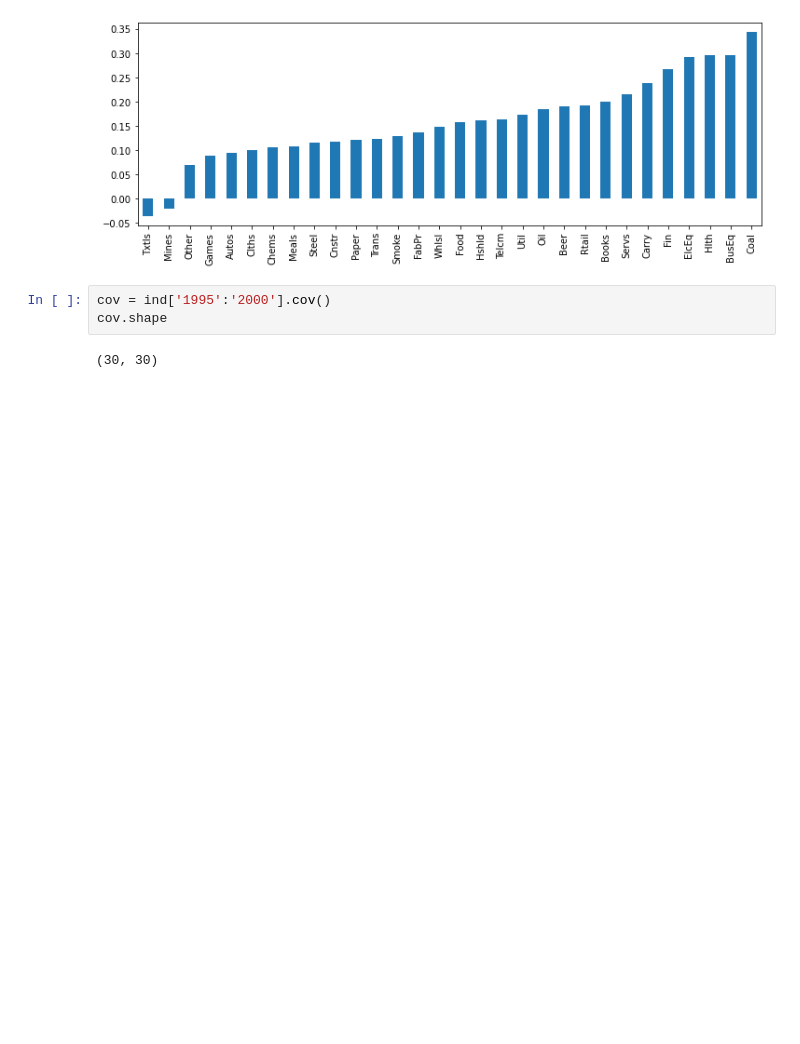
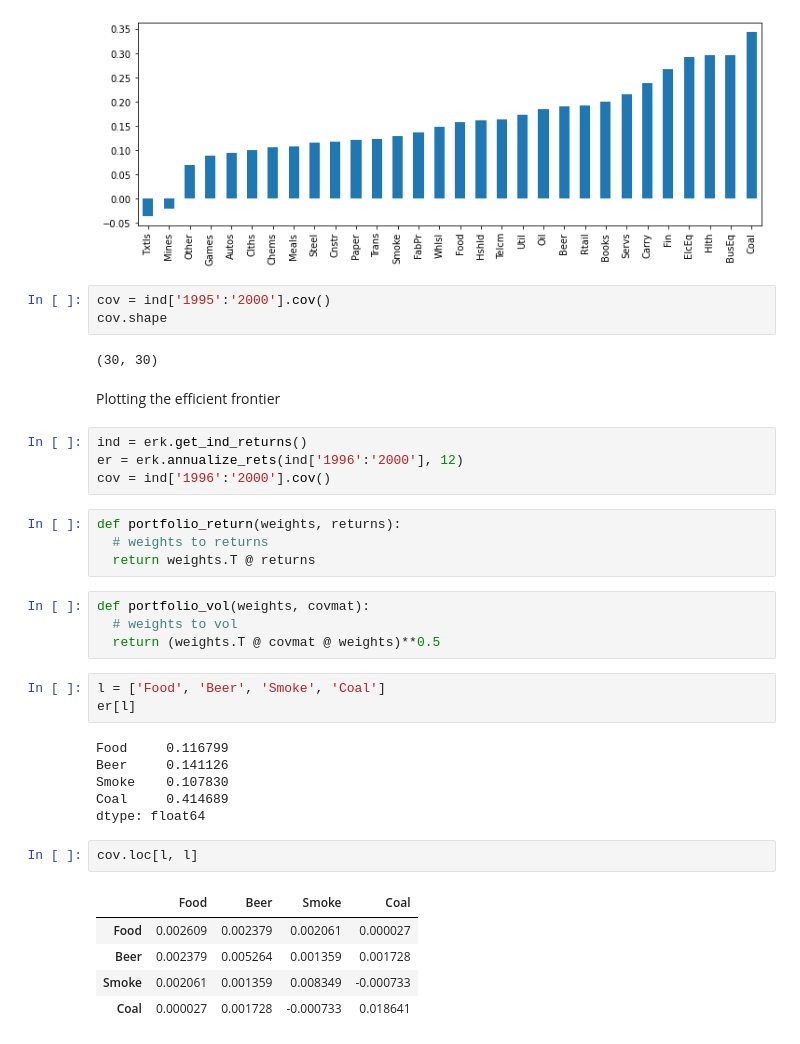
Before and after one commit to jade-lam/Coursera-EDHEC_InvMgt, a Jupyter notebook: EDHEC - Wk 2 - Intro to Portfolio Construction with Python.ipynb, the cells around one changed output. Saved outputs shown, nothing was run; the diff lists cells and outputs as text; blank space fills up the shorter version.

```diff
--- a/EDHEC - Wk 2 - Intro to Portfolio Construction with Python.ipynb
+++ b/EDHEC - Wk 2 - Intro to Portfolio Construction with Python.ipynb
@@ -119,3 +118,34 @@ cov = ind['1995':'2000'].cov()
 cov.shape
 # %% [output]
 (30, 30)
+# %% [markdown]
+Plotting the efficient frontier
+# %%
+ind = erk.get_ind_returns()
+er = erk.annualize_rets(ind['1996':'2000'], 12)
+cov = ind['1996':'2000'].cov()
+# %%
+def portfolio_return(weights, returns):
+  # weights to returns
+  return weights.T @ returns
+# %%
+def portfolio_vol(weights, covmat):
+  # weights to vol
+  return (weights.T @ covmat @ weights)**0.5
+# %%
+l = ['Food', 'Beer', 'Smoke', 'Coal']
+er[l]
+# %% [output]
+Food     0.116799
+Beer     0.141126
+Smoke    0.107830
+Coal     0.414689
+dtype: float64
+# %%
+cov.loc[l, l]
+# %% [output]
+|  | Food | Beer | Smoke | Coal |
+| Food | 0.002609 | 0.002379 | 0.002061 | 0.000027 |
+| Beer | 0.002379 | 0.005264 | 0.001359 | 0.001728 |
+| Smoke | 0.002061 | 0.001359 | 0.008349 | -0.000733 |
+| Coal | 0.000027 | 0.001728 | -0.000733 | 0.018641 |
```
Also changed, not shown: parts of 21 cells of this notebook.
